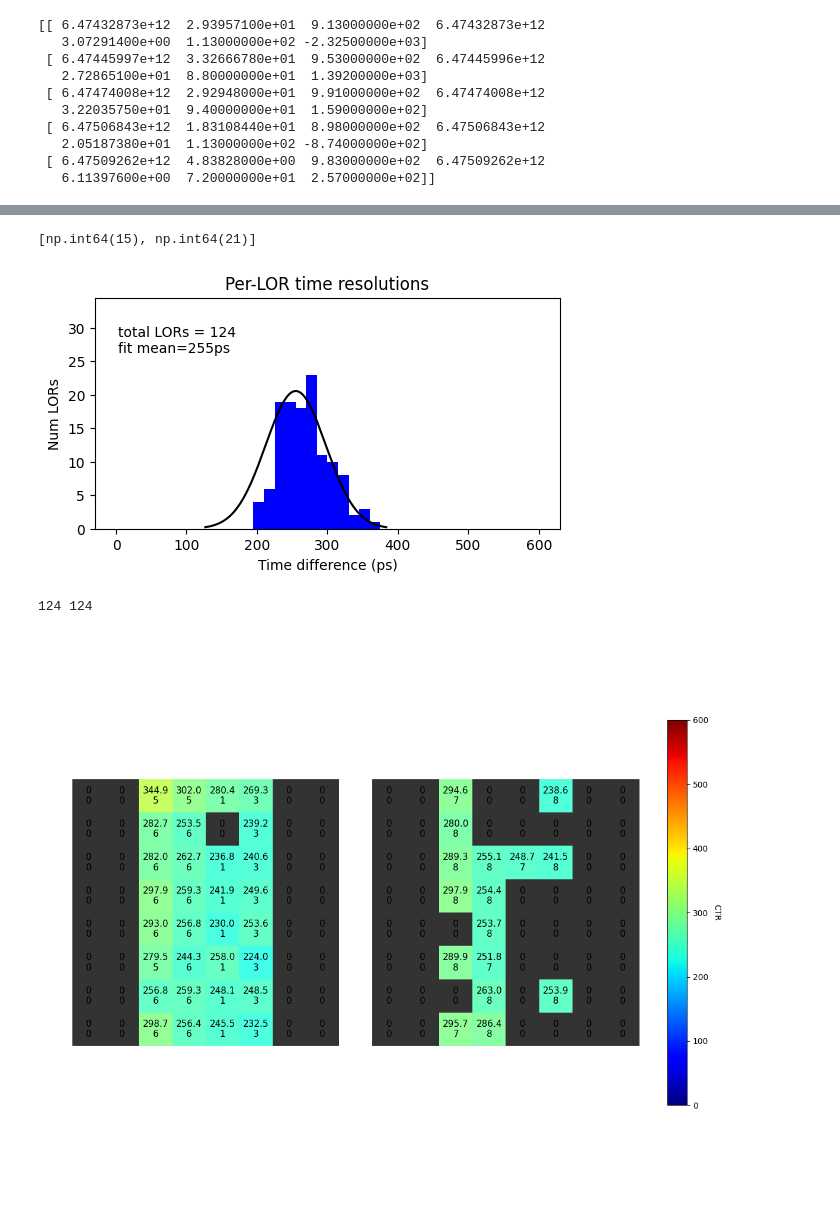
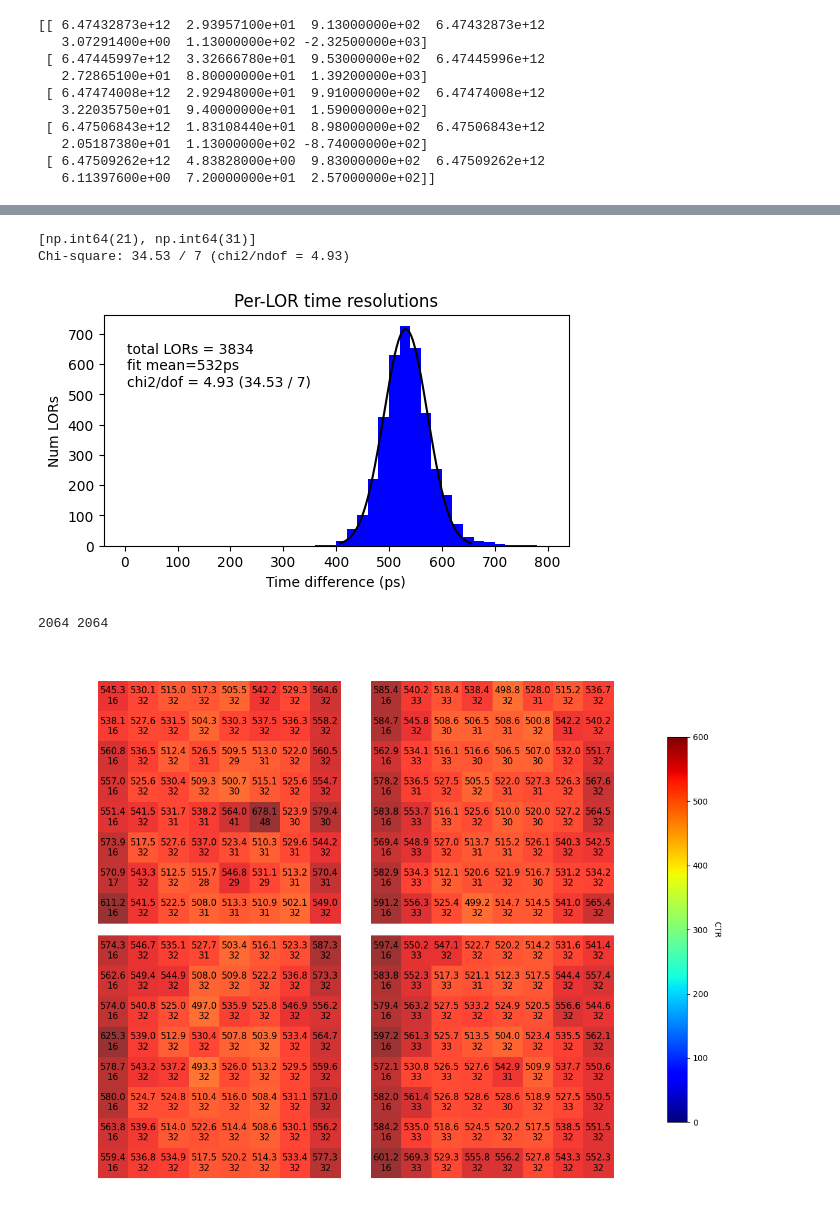
Before and after one commit to chenkale/kalechenPETallcode, a Jupyter notebook: MiniPET/miniPETanalysis.ipynb, the cells around one changed output, grey strips where cells are left out. Cells and saved outputs as stored; diff of their text form; code cells hidden in the pictures.

```diff
--- a/MiniPET/miniPETanalysis.ipynb
+++ b/MiniPET/miniPETanalysis.ipynb
@@ -452,7 +460,7 @@ for data, name in zip(datas_cut, names):
     idr = data_pcut[:, 5] % 128
 
     # For each channel, fit photopeaks and update the mask for ALL events in data_pcut
-    for i in range(0,64):
+    for i in range(0,128):
         # Left channel
         in_channelL = (idl == i)
         if np.sum(in_channelL) > 0:
@@ -511,6 +522,6 @@ plt.show()
 # %%
 # Simple time diffs
-index = 1 # Select data
+index = 0 # Select data
 data = datas_pcut[index] # Select data
 
 half1=np.asarray(list(range(0, 27)) + list(range(28, 33)) + list(range(64, 73)) + list(range(76, 97)) + [74, 102])
@@ -568,14 +579,17 @@ for i in range(len(eventcounts)):
             pairs.append((i, j))
 
 fwhms = []
-perchannelFWHMsL = [[] for _ in range(64)]
-perchannelFWHMsR = [[] for _ in range(64)]
+perchannelFWHMsL = [[] for _ in range(128)]
+perchannelFWHMsR = [[] for _ in range(128)]
+numpairsL = [0 for _ in range(128)]
+numpairsR = [0 for _ in range(128)]
 hdiffs = []
 for pair in tqdm(pairs):
-    lordata = data[(data[:, 2] % 128 % 64 == pair[0]) & (data[:, 5] % 128 % 64 == pair[1])]
+    #lordata = data[(data[:, 2] % 128 % 64 == pair[0]) & (data[:, 5] % 128 % 64 == pair[1])]
+    lordata = data[(data[:, 2] % 128 == pair[0]) & (data[:, 5] % 128 == pair[1])]
     #hist = plt.hist(lordata[:, 6], bins = bins, color = 'gray', histtype = 'step')[0]
     hist = np.histogram(lordata[:, 6], bins = bins)[0]
-    popt, pcov = curve_fit(gaussian, bincenters, hist, p0=[np.max(hist), bincenters[np.argmax(hist)], 200], bounds = ([0, -3000, 0], [np.inf, 3000, np.inf]))
+    popt, pcov = curve_fit(gaussian, bincenters, hist, p0=[np.max(hist), bincenters[np.argmax(hist)], 200], bounds = ([0, bincenters[np.argmax(hist)] - 500, 0], [np.inf, bincenters[np.argmax(hist)] + 500, np.inf]))
     #print(popt)
     #plotting_bounds = np.linspace(popt[1] - 3 * popt[2], popt[1] + 3 * popt[2], 1000)
     #plt.plot(plotting_bounds, gaussian(plotting_bounds, *popt), color = 'gray', linestyle = '--', label = f'μ={round(popt[1])}ps\nFWHM={round(popt[2]*2.355)}ps')
@@ -583,8 +597,10 @@ for pair in tqdm(pairs):
     fwhms.append(np.abs(popt[2]*2.355))
     perchannelFWHMsL[pair[0]].append(np.abs(popt[2]*2.355))
     perchannelFWHMsR[pair[1]].append(np.abs(popt[2]*2.355))
-    xdiff = np.abs(indices[pair[0] + 64][1] - (7 - indices[pair[1] + 64][1]))
-    ydiff = np.abs(indices[pair[0] + 64][0] - indices[pair[1] + 64][0])
+    numpairsL[pair[0]] += 1
+    numpairsR[pair[1]] += 1
+    xdiff = np.abs(indices[pair[0]][1] - (7 - indices[pair[1]][1]))
+    ydiff = np.abs(indices[pair[0]][0] - indices[pair[1]][0])
     hdiffs.append(np.sqrt(xdiff**2 + ydiff**2))
 print(len(fwhms))
 # %% [output]
@@ -611,36 +627,45 @@ plt.show()
 # %%
 plt.figure(figsize=(6, 3))
-bins = np.linspace(0, 600, 41)
+bins = np.linspace(0, 800, 41)
 bincenters = (bins[:-1] + bins[1:]) / 2
 hist = np.histogram(fwhms, bins = bins)[0]
 plt.bar(bincenters, hist, width = bins[1] - bins[0], color = 'blue')
-fittingrange = [np.argmax(hist) - 3, np.argmax(hist) + 3]
+fittingrange = [np.argmax(hist) - 5, np.argmax(hist) + 5]
 print(fittingrange)
 popt, _ = curve_fit(gaussian, bincenters[fittingrange[0]:fittingrange[1]], hist[fittingrange[0]:fittingrange[1]], p0=[np.max(hist), bincenters[np.argmax(hist)], 200])
 plotting_bounds = np.linspace(popt[1] - 3 * popt[2], popt[1] + 3 * popt[2], 1000)
 plt.plot(plotting_bounds, gaussian(plotting_bounds, *popt), color = 'black')
-plt.text(0.05, 0.95, f'\ntotal LORs = {len(fwhms)}\nfit mean={round(popt[1])}ps', fontsize = 10, transform = plt.gca().transAxes, ha = 'left', va = 'top')
+
+expected = gaussian(bincenters[fittingrange[0]:fittingrange[1]], *popt)
+mask = expected > 0
+chisq = np.sum((hist[fittingrange[0]:fittingrange[1]][mask] - expected[mask])**2 / expected[mask])
+ndof = np.sum(mask) - len(popt)
+print(f"Chi-square: {chisq:.2f} / {ndof} (chi2/ndof = {chisq/ndof:.2f})")
+
+plt.text(0.05, 0.95, f'\ntotal LORs = {len(fwhms)}\nfit mean={round(popt[1])}ps\nchi2/dof = {chisq/ndof:.2f} ({chisq:.2f} / {ndof})', fontsize = 10, transform = plt.gca().transAxes, ha = 'left', va = 'top')
+
 plt.title(f'Per-LOR time resolutions')
 plt.xlabel('Time difference (ps)')
 plt.ylabel('Num LORs')
-plt.ylim(0, 34.5)
+#plt.ylim(0, 34.5)
 plt.show()
 # %% [output]
-[np.int64(15), np.int64(21)]
+[np.int64(21), np.int64(31)]
+Chi-square: 34.53 / 7 (chi2/ndof = 4.93)
-[figure, old version]
+[figure, new version]
 # %%
 numL = 0
 numR = 0
-for n in range(64):
+for n in range(128):
     numL += len(perchannelFWHMsL[n])
     numR += len(perchannelFWHMsR[n])
 print(numL, numR)
 # %% [output]
-124 124
+2064 2064
 # %%
 max_val = 600
 fig, ax = plt.subplots(figsize=(14, 12))
-for n in range(0, 64):
+for n in range(0, 128):
     y, x = indices[n]
     y = 15 - y
     if y >= 8:
@@ -652,38 +677,38 @@ for n in range(0, 64):
     rectl = Rectangle((x, y), 1, 1, linewidth=0.0, edgecolor='black', facecolor=colorL, alpha=0.8)
     if np.isnan(valL):
         valL = 0
-    ax.text(x + 0.5, y + 0.5, f'{round(valL, 1)}\n{len(perchannelFWHMsL[n - 64])}', fontsize=11, ha='center', va='center')
+    ax.text(x + 0.5, y + 0.5, f'{round(valL, 1)}\n{numpairsL[n]}', fontsize=11, ha='center', va='center')
 
-    y, x = indices[n+64]
+    y, x = indices[n]
     x = 7 - x
     if y >= 8:
         y += 0.4
     rectr = Rectangle((x + 9, y), 1, 1, linewidth=0.0, edgecolor='black', facecolor=colorR, alpha=0.8)
     ax.add_patch(rectl)
     ax.add_patch(rectr)
 
     if np.isnan(valR):
         valR = 0
-    ax.text(x + 9.5, y + 0.5, f'{round(valR, 1)}\n{len(perchannelFWHMsR[n - 64])}', fontsize=11, ha='center', va='center')
+    ax.text(x + 9.5, y + 0.5, f'{round(valR, 1)}\n{numpairsR[n]}', fontsize=11, ha='center', va='center')
 
 plt.tick_params(axis='both', which='both', bottom=False, top=False,
                 left=False, right=False, labelbottom=False, labelleft=False)
 for spine in ax.spines.values():
     spine.set_visible(False)
 plt.ylim(0, 16)
 plt.xlim(0, 8)
 plt.axis('equal')
 
 # Add colorbar
 sm = ScalarMappable(cmap=plt.cm.jet, norm=plt.Normalize(vmin=0, vmax = max_val))
 sm.set_array([])
 cbar = plt.colorbar(sm, ax=ax, fraction=0.03, pad=0.0)
 cbar.set_label('CTR', rotation=270, labelpad=15)
 
 #plt.title(f'{name} Activity heatmaps')
 plt.show()
 # %% [output]
-[figure, old version]
+[figure, new version]
 # %%
 plt.figure(figsize=(6, 3))
 hdiffs = np.array(hdiffs)
```
Also changed, not shown: parts of 14 cells of this notebook, 9 other files.
